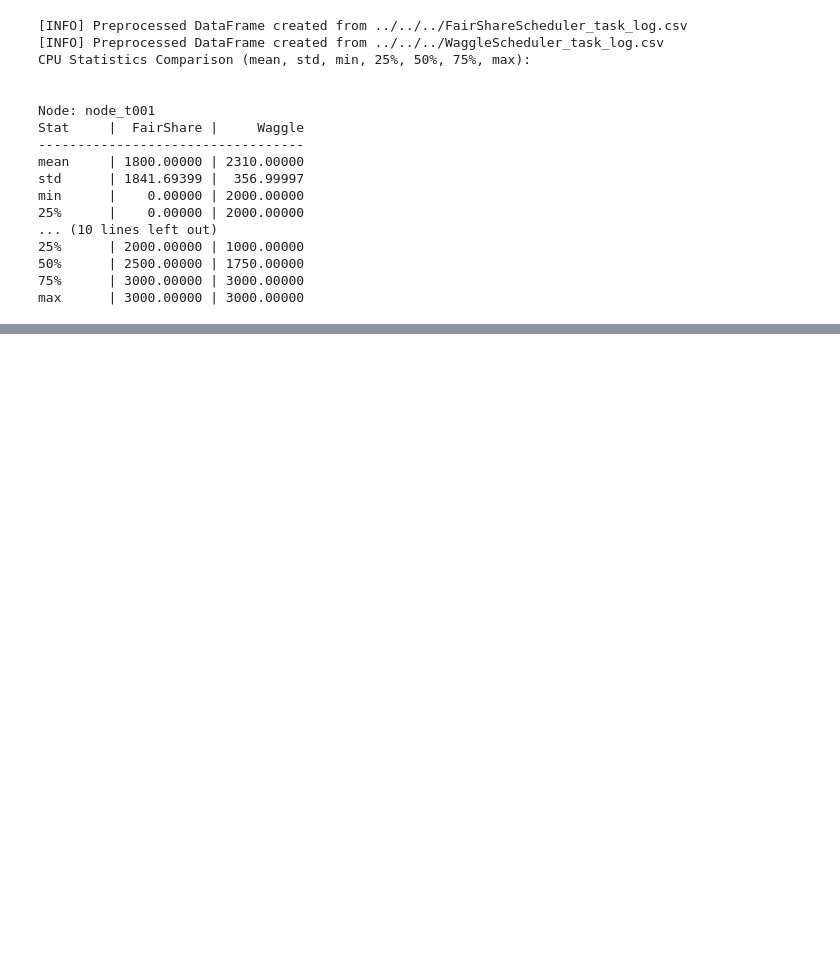
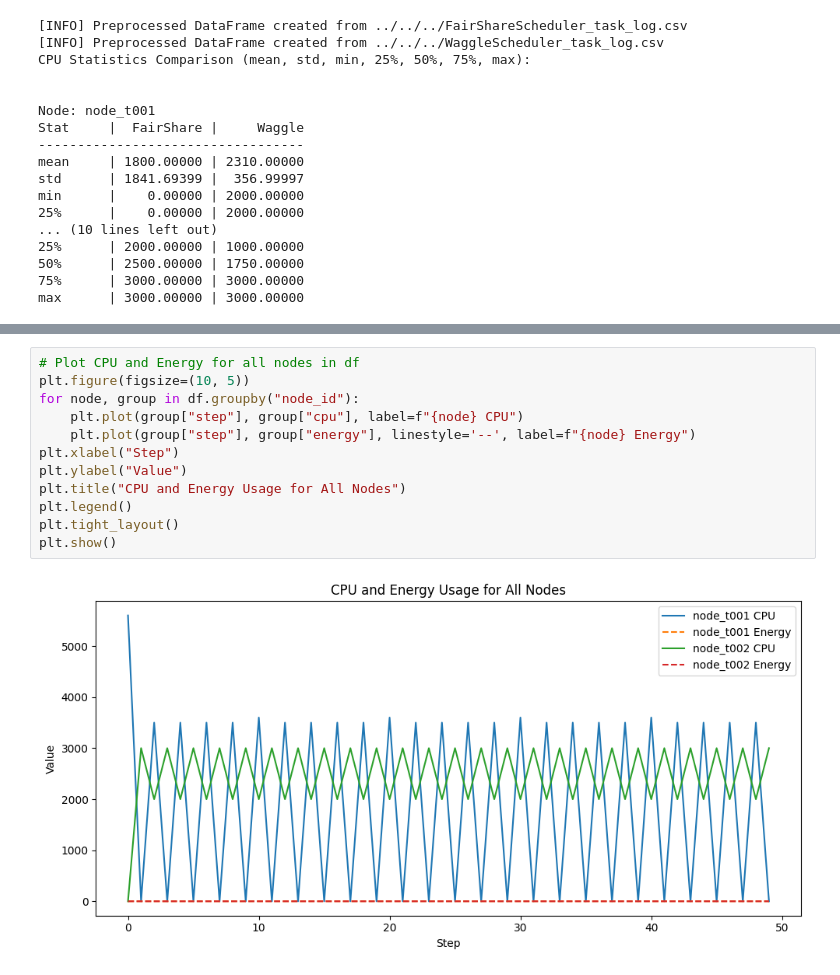
Before and after one commit to KendalCoder/edge_resource_analysis, a Jupyter notebook: simulation/kubernetes/src/scripts/vis-interactive.ipynb, the cells around one changed output, grey strips where cells are left out. Drawn from its saved outputs; the diff is of its cells as text; blank space fills up the shorter version.

```diff
--- a/simulation/kubernetes/src/scripts/vis-interactive.ipynb
+++ b/simulation/kubernetes/src/scripts/vis-interactive.ipynb
@@ -107,0 +183,14 @@ max      | 3000.00000 | 3000.00000
+# %%
+# Plot CPU and Energy for all nodes in df
+plt.figure(figsize=(10, 5))
+for node, group in df.groupby("node_id"):
+    plt.plot(group["step"], group["cpu"], label=f"{node} CPU")
+    plt.plot(group["step"], group["energy"], linestyle='--', label=f"{node} Energy")
+plt.xlabel("Step")
+plt.ylabel("Value")
+plt.title("CPU and Energy Usage for All Nodes")
+plt.legend()
+plt.tight_layout()
+plt.show()
+# %% [output]
+[figure, added]
```
Also changed, not shown: parts of 10 cells of this notebook.
